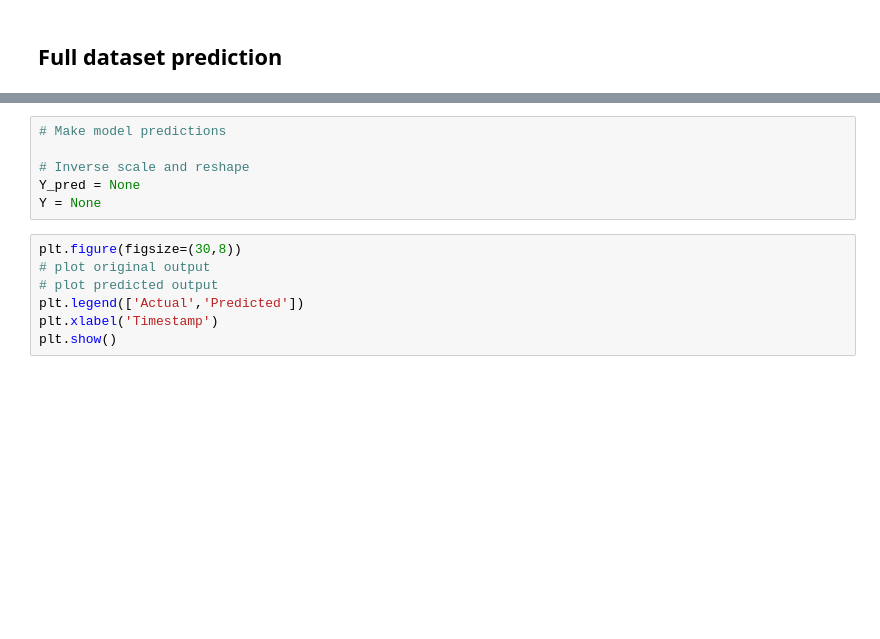
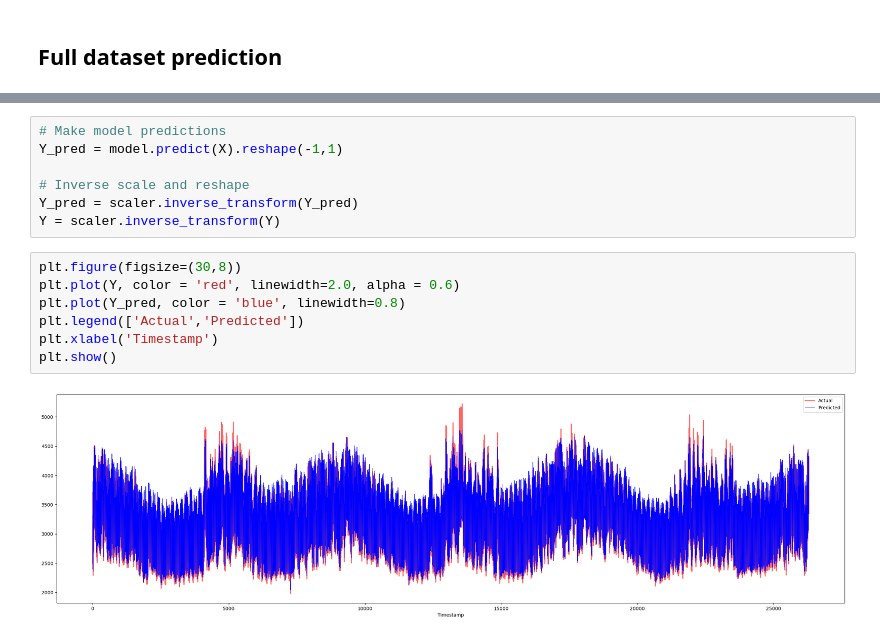
Before and after one commit to mrjlm70/ML-For-Beginners, a Jupyter notebook: 7-TimeSeries/3-SVR/working/notebook.ipynb, the cells around one changed output, grey strips where cells are left out. Saved outputs shown, nothing was run; the diff lists cells and outputs as text; blank space fills up the shorter version.

```diff
--- a/7-TimeSeries/3-SVR/working/notebook.ipynb
+++ b/7-TimeSeries/3-SVR/working/notebook.ipynb
@@ -211,15 +239,18 @@ X, Y = None, None
 # %%
 # Make model predictions
+Y_pred = model.predict(X).reshape(-1,1)
 
 # Inverse scale and reshape
-Y_pred = None
-Y = None
+Y_pred = scaler.inverse_transform(Y_pred)
+Y = scaler.inverse_transform(Y)
 # %%
 plt.figure(figsize=(30,8))
-# plot original output
-# plot predicted output
+plt.plot(Y, color = 'red', linewidth=2.0, alpha = 0.6)
+plt.plot(Y_pred, color = 'blue', linewidth=0.8)
 plt.legend(['Actual','Predicted'])
 plt.xlabel('Timestamp')
 plt.show()
+# %% [output]
+[figure, added]
 # %%
 print('MAPE: ', mape(Y_pred, Y)*100, '%')
```
Also changed, not shown: parts of 8 cells of this notebook.
